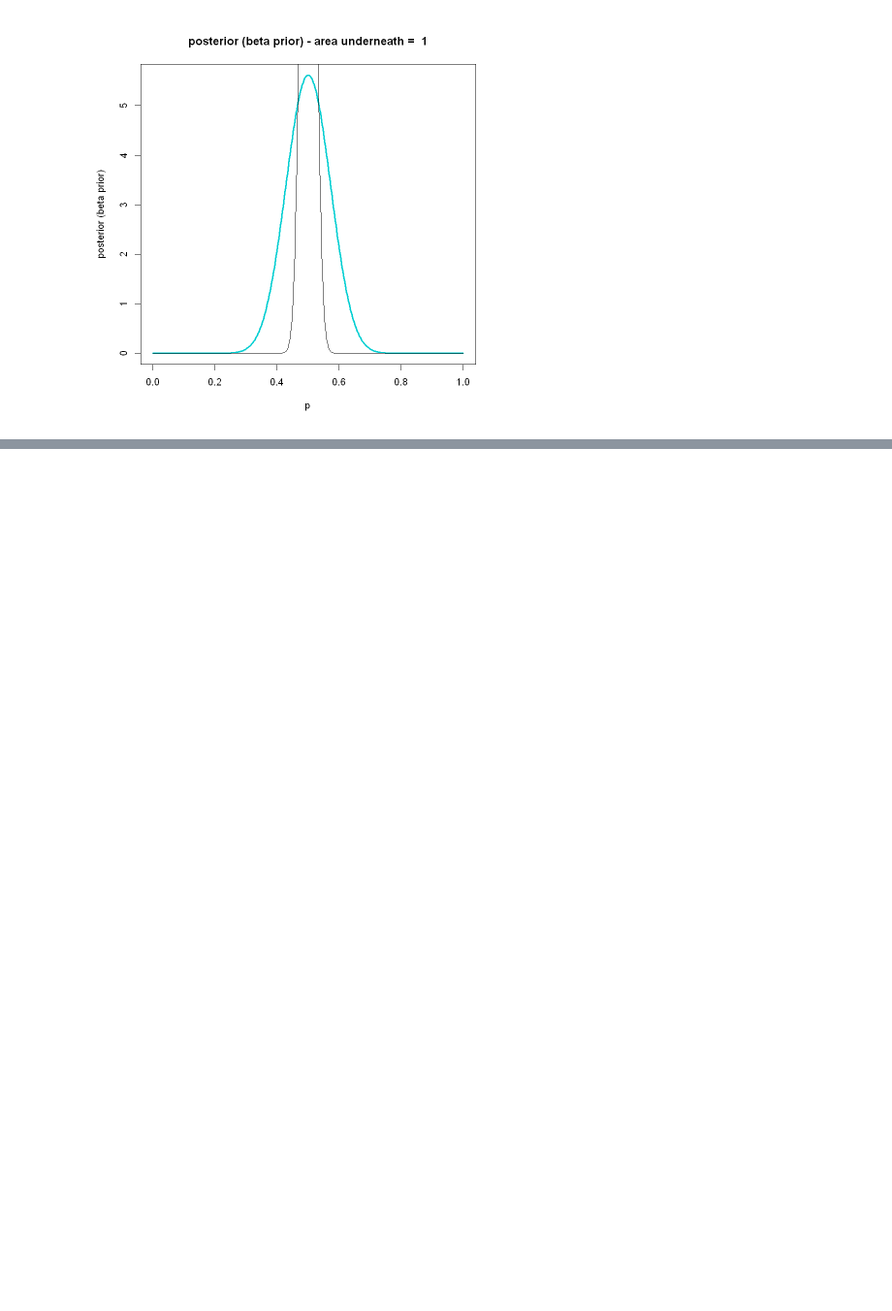
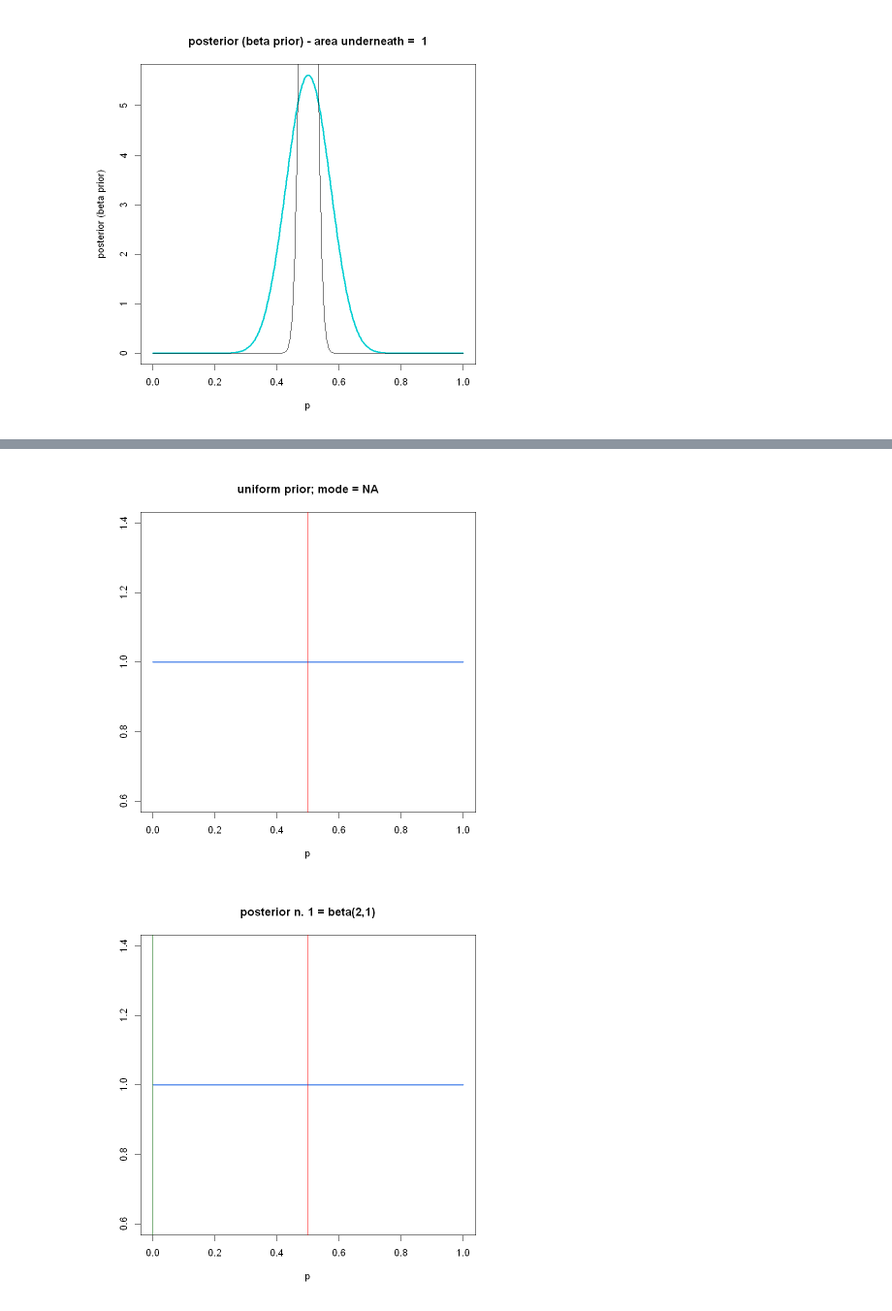
Before and after one commit to marco-giunta/AdvStatPhysAn, a Jupyter notebook: compito_5.ipynb, the cells around one changed output, grey strips where cells are left out. Shown at 97% size. Cells and saved outputs as stored; diff of their text form; code cells hidden in the pictures; blank space fills up the shorter version.

```diff
--- a/compito_5.ipynb
+++ b/compito_5.ipynb
@@ -182,0 +263,19 @@ legend(x = 0, y = 5.5, legend = c("0.95", "1.0", "0.7"), col = c("red", "blue",
+# %%
+# UNIFORM PRIOR
+p.vector <- seq(0, 1, length.out = 100)
+
+# prior
+plot(p.vector, dbeta(p.vector, shape1 = alpha.history.uniform.prior[1], shape2 = beta.history.uniform.prior[1]), type = "l", lwd = 3, col = "cornflowerblue", xlab = "p", ylab = "", main = "uniform prior; mode = NA"); abline(v = 0.5, col = "red")
+# (some) posteriors
+timesteps.to.plot <- c(1,(1:6)*5)
+for (i in timesteps.to.plot) {
+    y <- dbeta(p.vector, shape1 = alpha.history.uniform.prior[i], shape2 = beta.history.uniform.prior[i])
+    plot(p.vector, y, type = "l", lwd = 3, col = "cornflowerblue", xlab = "p", ylab = "", main = sprintf("posterior n. %d = beta(%d,%d)", i, alpha.history.uniform.prior[i+1], beta.history.uniform.prior[i+1]))
+    mode <- p.vector[which.max(y)]
+    mode.rounded <- round(mode, digits = 3)
+    abline(v = 0.5, col = "red"); abline(v = mode.rounded, col = "darkgreen")
+    legend(legend = c("0.5",as.character(mode.rounded)), col = c("red", "darkgreen"), lty = 1:2, x = 0, y = 3)
+}
+# %% [output]
+[figure, added]
+[figure, added]
```
Also changed, not shown: parts of 12 cells of this notebook.
